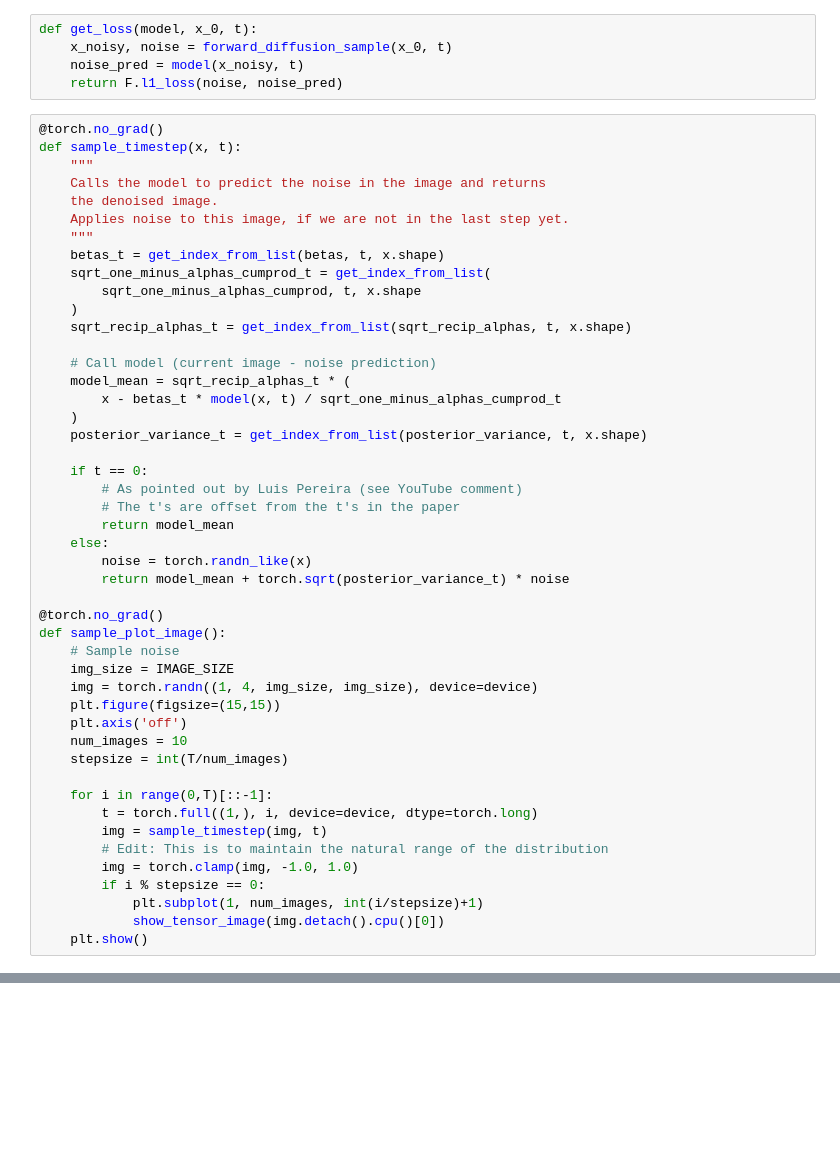
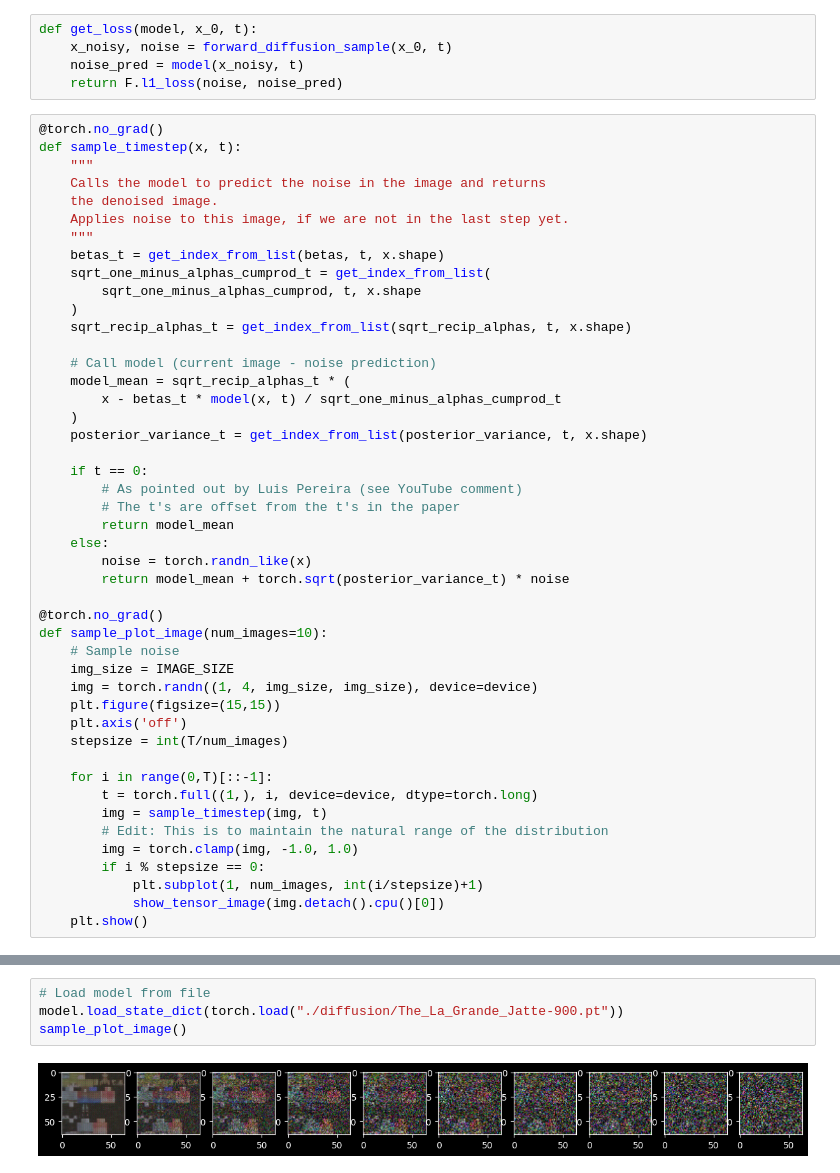
Before and after one commit to TenBitMelon/MinecraftSkinAI, a Jupyter notebook: trainDiffusionModel.ipynb, the cells around one changed output, grey strips where cells are left out. Saved outputs shown, nothing was run; the diff lists cells and outputs as text; blank space fills up the shorter version.

```diff
--- a/trainDiffusionModel.ipynb
+++ b/trainDiffusionModel.ipynb
@@ -282,13 +286,12 @@ def sample_timestep(x, t):
         return model_mean + torch.sqrt(posterior_variance_t) * noise
 
 @torch.no_grad()
-def sample_plot_image():
+def sample_plot_image(num_images=10):
     # Sample noise
     img_size = IMAGE_SIZE
     img = torch.randn((1, 4, img_size, img_size), device=device)
     plt.figure(figsize=(15,15))
     plt.axis('off')
-    num_images = 10
     stepsize = int(T/num_images)
 
     for i in range(0,T)[::-1]:
@@ -341,0 +340,6 @@ KeyboardInterrupt:
+# %%
+# Load model from file
+model.load_state_dict(torch.load("./diffusion/The_La_Grande_Jatte-900.pt"))
+sample_plot_image()
+# %% [output]
+[figure, added]
```
Also changed, not shown: parts of 7 cells of this notebook, 4 other files.
